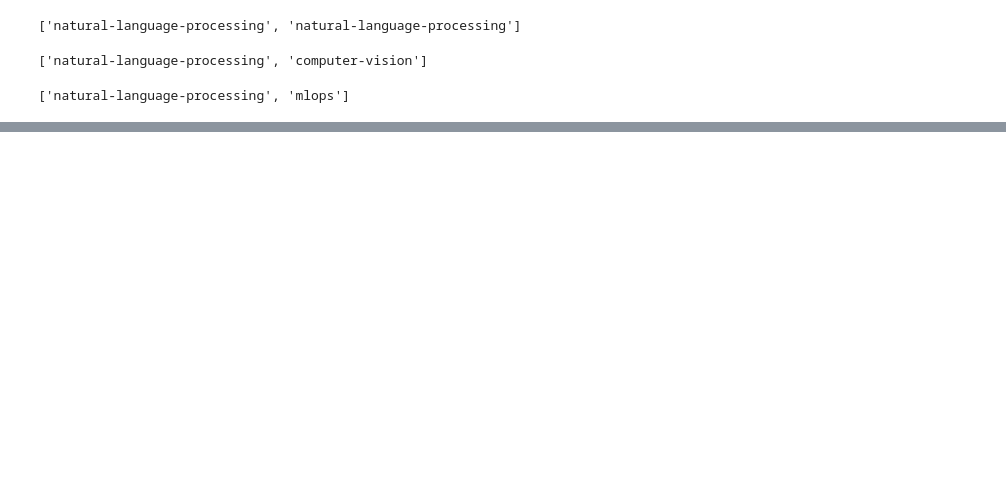
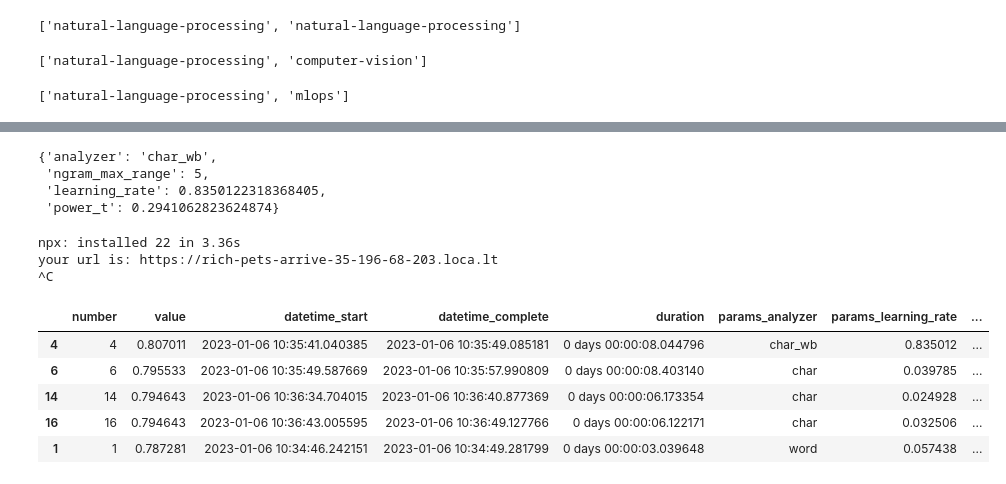
Before and after one commit to octave-ati/MLOps-Text-Classification, a Jupyter notebook: Notebook.ipynb, the cells around one changed output, grey strips where cells are left out. Drawn from its saved outputs; the diff is of its cells as text; code cells hidden in the pictures; blank space fills up the shorter version.

```diff
--- a/Notebook.ipynb
+++ b/Notebook.ipynb
@@ -1320,0 +1667,9 @@ predict_tag(texts=texts)
+# %%
+#Optimization
+pruner = optuna.pruners.MedianPruner(n_startup_trials=5, n_warmup_steps=5)
+study = optuna.create_study(study_name="optimization", direction="maximize", pruner=pruner)
+mlflow_callback = MLflowCallback(
+    tracking_uri=mlflow.get_tracking_uri(), metric_name="f1")
+study.optimize(lambda trial: objective(args, trial),
+               n_trials=NUM_TRIALS,
+               callbacks=[mlflow_callback])
@@ -1320,0 +1775,27 @@ predict_tag(texts=texts)
+# %%
+study.best_params
+# %% [output]
+{'analyzer': 'char_wb',
+ 'ngram_max_range': 5,
+ 'learning_rate': 0.8350122318368405,
+ 'power_t': 0.2941062823624874}
+# %%
+# Run MLFlow server and localtunnel
+get_ipython().system_raw("mlflow server -h 0.0.0.0 -p 8000 --backend-store-uri $PWD/experiments/ &")
+!npx localtunnel --port 8000
+# %% [output]
+npx: installed 22 in 3.36s
+your url is: https://rich-pets-arrive-35-196-68-203.loca.lt
+^C
+# %%
+#All trials
+trials_df = study.trials_dataframe()
+trials_df = trials_df.sort_values(by="user_attrs_f1", ascending=False)
+trials_df.head()
+# %% [output]
+|  | number | value | datetime_start | datetime_complete | duration | params_analyzer | params_learning_rate | ... |
+| 4 | 4 | 0.807011 | 2023-01-06 10:35:41.040385 | 2023-01-06 10:35:49.085181 | 0 days 00:00:08.044796 | char_wb | 0.835012 | ... |
+| 6 | 6 | 0.795533 | 2023-01-06 10:35:49.587669 | 2023-01-06 10:35:57.990809 | 0 days 00:00:08.403140 | char | 0.039785 | ... |
+| 14 | 14 | 0.794643 | 2023-01-06 10:36:34.704015 | 2023-01-06 10:36:40.877369 | 0 days 00:00:06.173354 | char | 0.024928 | ... |
+| 16 | 16 | 0.794643 | 2023-01-06 10:36:43.005595 | 2023-01-06 10:36:49.127766 | 0 days 00:00:06.122171 | char | 0.032506 | ... |
+| 1 | 1 | 0.787281 | 2023-01-06 10:34:46.242151 | 2023-01-06 10:34:49.281799 | 0 days 00:00:03.039648 | word | 0.057438 | ... |
```
Also changed, not shown: parts of 94 cells of this notebook.
